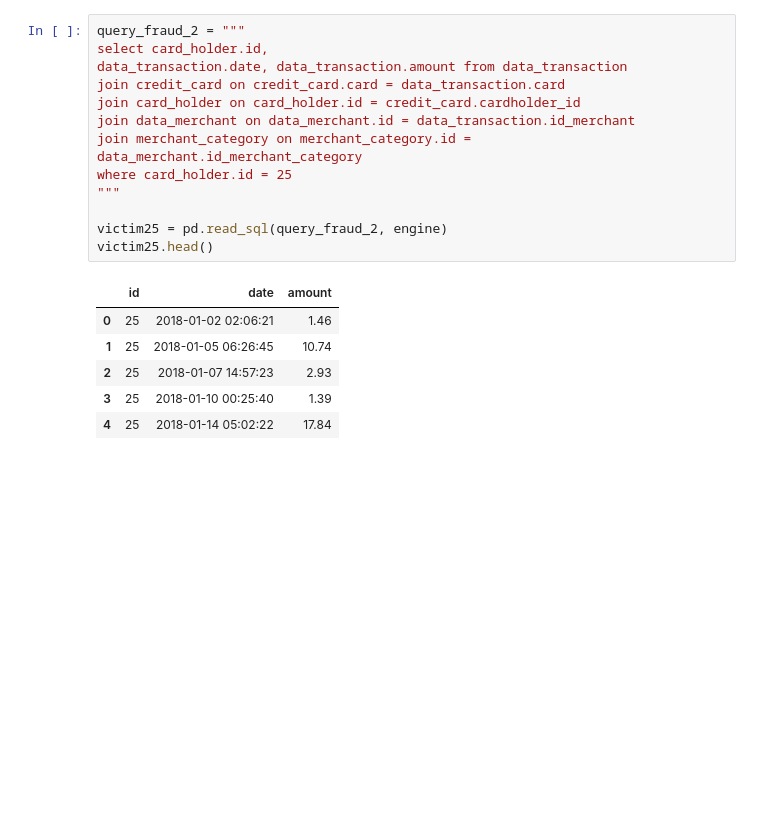
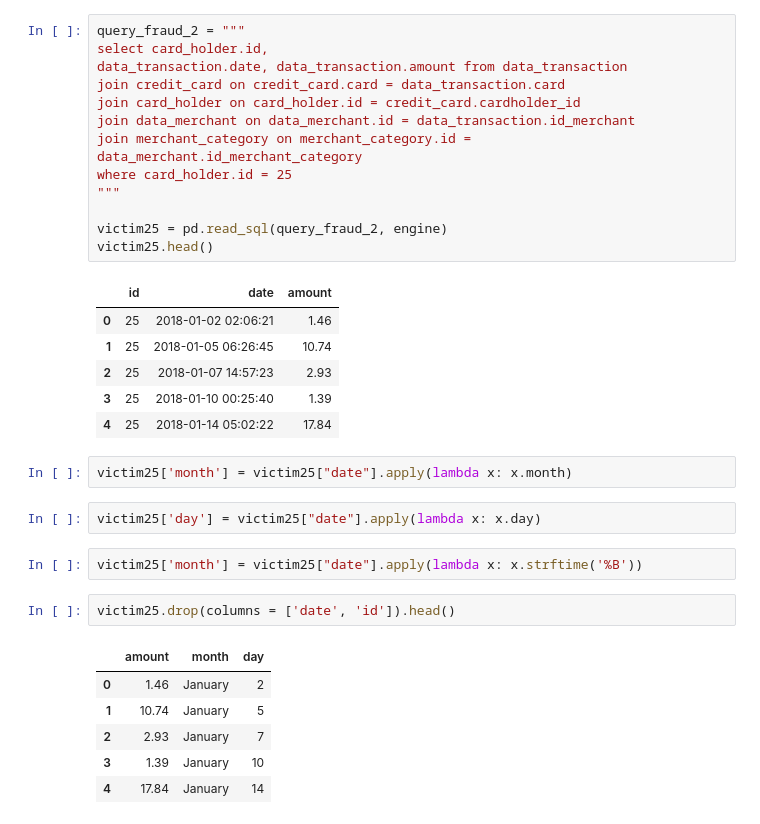
Before and after one commit to Danebob86/credit_card_suspicious_activity, a Jupyter notebook: credit_card_fraud_week7.ipynb, the cells around one changed output. Saved outputs shown, nothing was run; the diff lists cells and outputs as text; blank space fills up the shorter version.

```diff
--- a/credit_card_fraud_week7.ipynb
+++ b/credit_card_fraud_week7.ipynb
@@ -164,3 +187,18 @@ victim25.head()
 | 2 | 25 | 2018-01-07 14:57:23 | 2.93 |
 | 3 | 25 | 2018-01-10 00:25:40 | 1.39 |
 | 4 | 25 | 2018-01-14 05:02:22 | 17.84 |
+# %%
+victim25['month'] = victim25["date"].apply(lambda x: x.month)
+# %%
+victim25['day'] = victim25["date"].apply(lambda x: x.day)
+# %%
+victim25['month'] = victim25["date"].apply(lambda x: x.strftime('%B'))
+# %%
+victim25.drop(columns = ['date', 'id']).head()
+# %% [output]
+|  | amount | month | day |
+| 0 | 1.46 | January | 2 |
+| 1 | 10.74 | January | 5 |
+| 2 | 2.93 | January | 7 |
+| 3 | 1.39 | January | 10 |
+| 4 | 17.84 | January | 14 |
```
Also changed, not shown: parts of 9 cells of this notebook, 4 other files.
